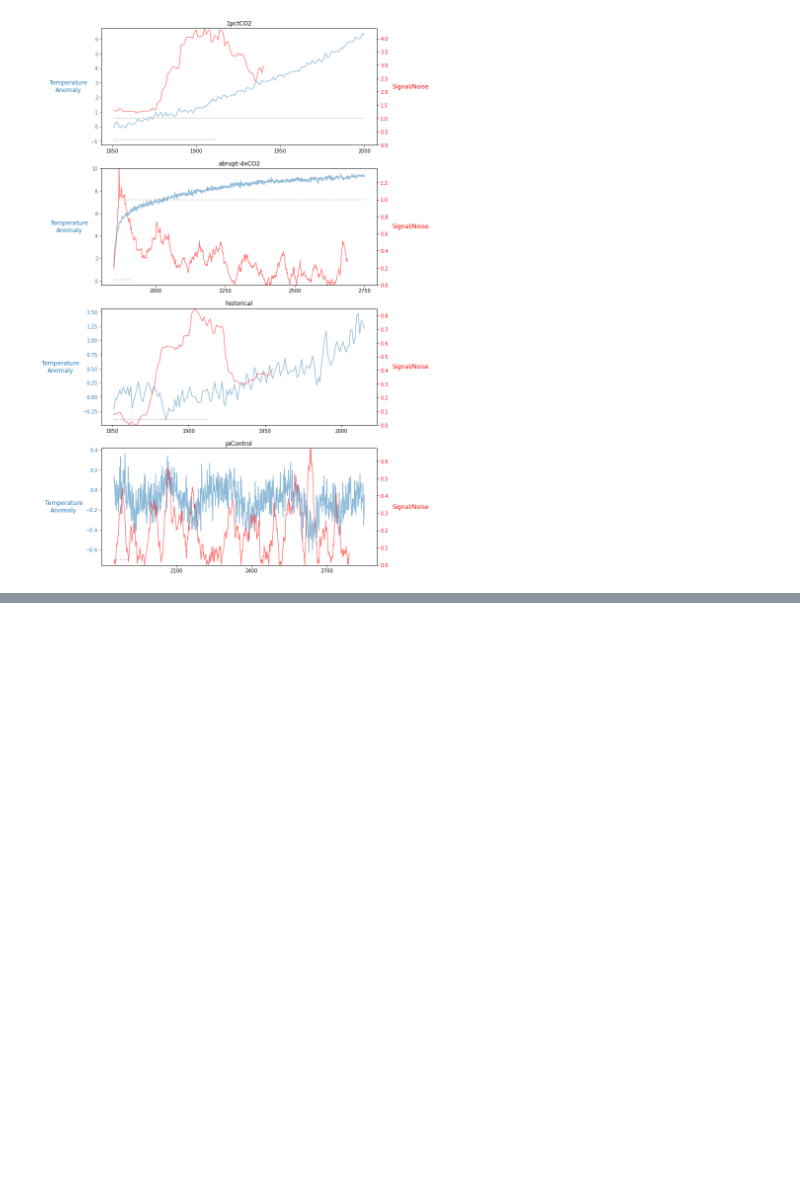
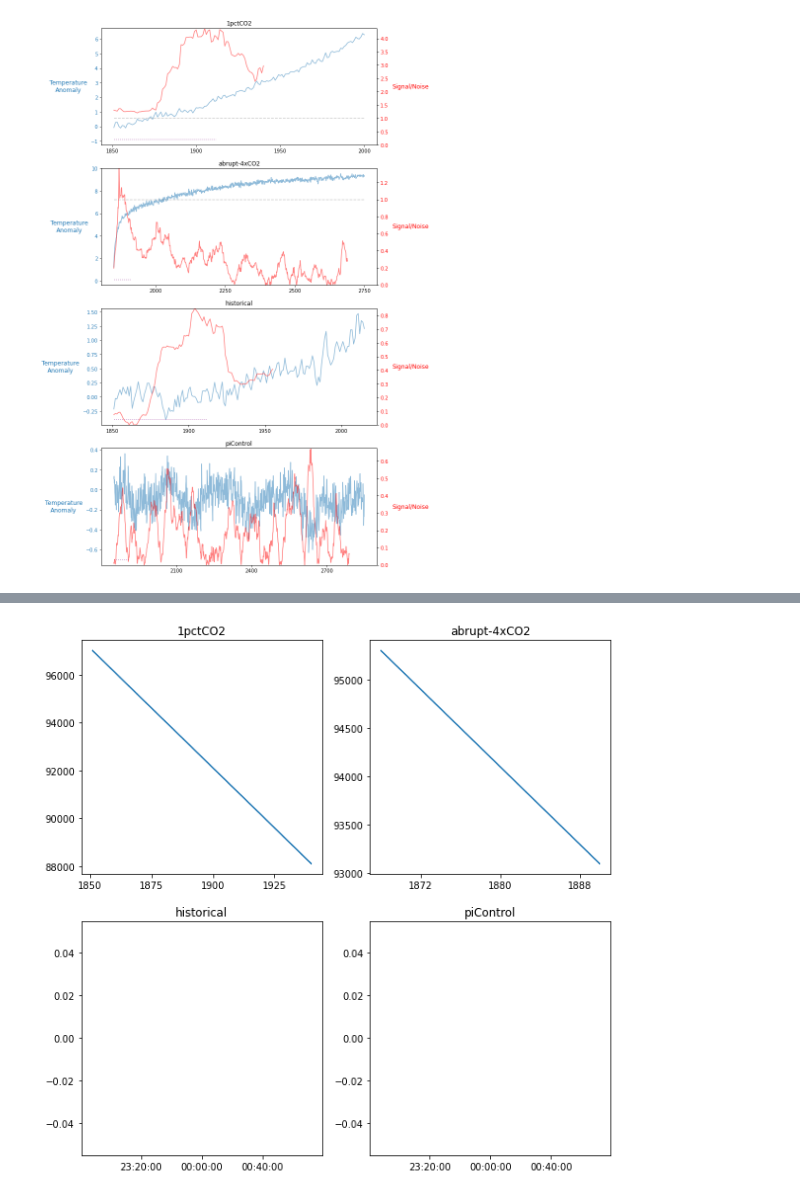
Before and after one commit to alexborowiak/PhD, a Jupyter notebook: init/11_IPSL_Signal_Noise.ipynb, the cells around one changed output, grey strips where cells are left out. Cells and saved outputs as stored; diff of their text form; code cells hidden in the pictures; blank space fills up the shorter version.

Commit message:
Adding in first instance of crossing threshold

```diff
--- a/init/11_IPSL_Signal_Noise.ipynb
+++ b/init/11_IPSL_Signal_Noise.ipynb
@@ -377,0 +428,15 @@ for plot_num,scenario in enumerate(ipsl_anom_smean.scenario.values):
+# %%
+data = ipsl_smean_sn
+threshold  = 1
+
+data_exceed = data.where(data > threshold)
+
+shape = data.values.shape
+
+time_axis = ipsl_smean_sn.get_axis_num('time')
+reverse_arg = np.zeros_like(data.values)
+
+for t in np.arange(shape[time_axis],0,-1):
+    reverse_arg[...,shape[time_axis] - t] = t * 100
+# %%
+data_exceed_arg = data_exceed + reverse_arg
@@ -377,0 +475,10 @@ for plot_num,scenario in enumerate(ipsl_anom_smean.scenario.values):
+# %%
+data = data_exceed_arg
+fig = plt.figure(figsize = (10, 10))
+time = data.time.values
+for i,scenario in enumerate(data.scenario.values):
+    ax = fig.add_subplot(2,2,i + 1)
+    ax.plot(time, data.sel(scenario = scenario))
+    ax.set_title(scenario)
+# %% [output]
+[figure, added]
```
Also changed, not shown: parts of 8 cells of this notebook.
